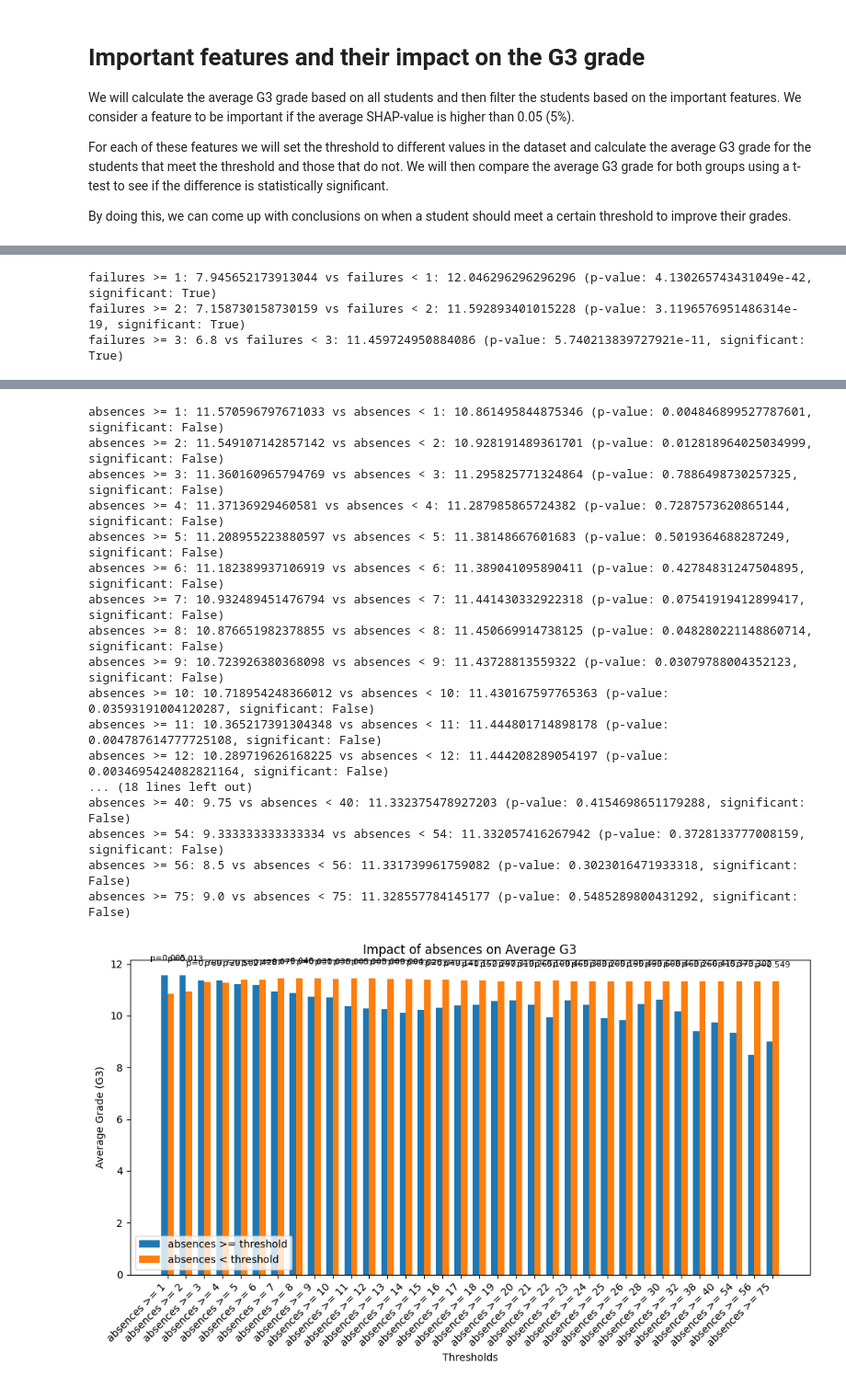
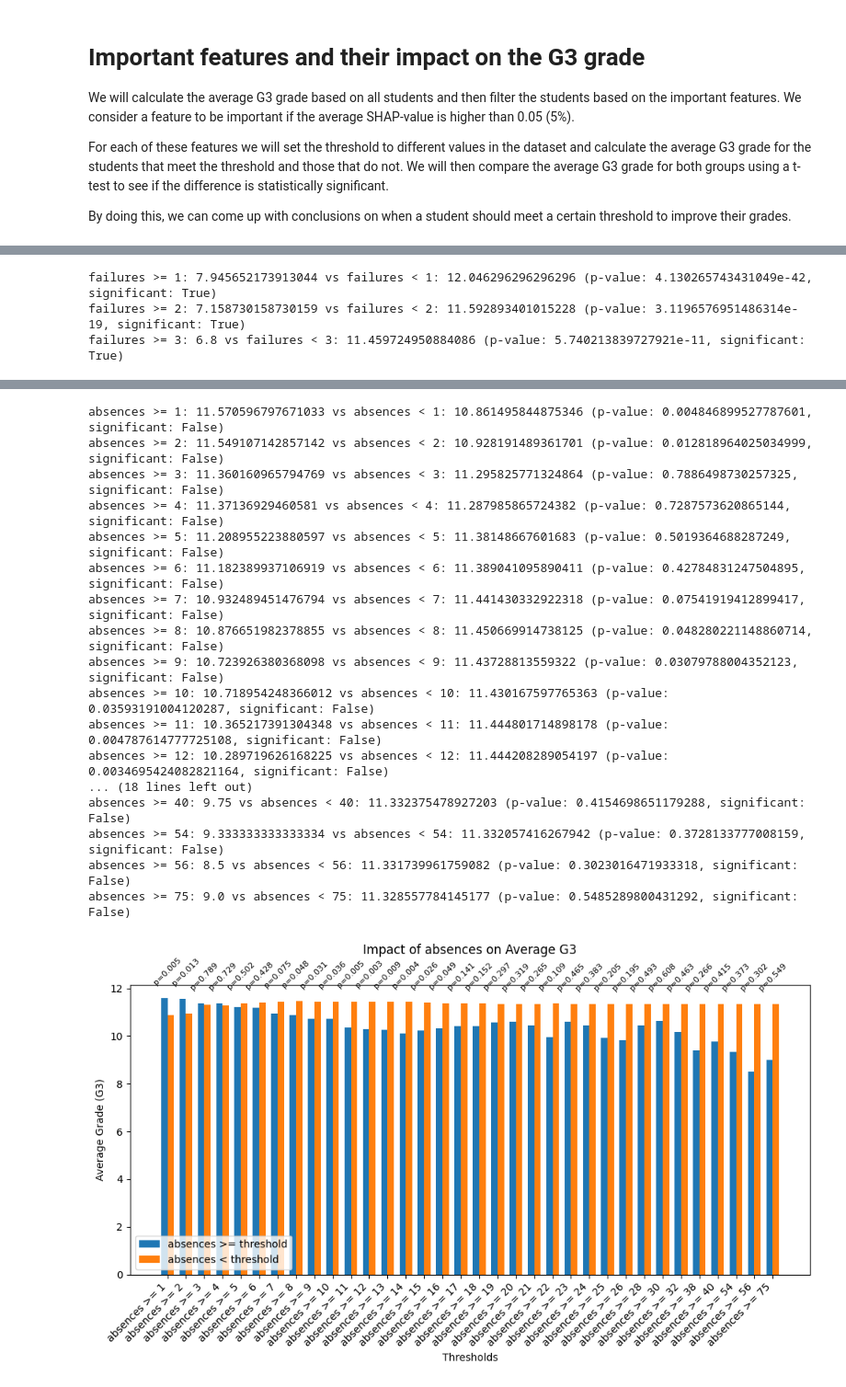
Before and after one commit to FinnAlberts/SHAP-analysis-for-student-advice, a Jupyter notebook: comparison.ipynb, the cells around one changed output, grey strips where cells are left out. Shown at 92% size. Drawn from its saved outputs; the diff is of its cells as text; code cells hidden in the pictures.

Commit message:
Fix plot text overlap

```diff
--- a/comparison.ipynb
+++ b/comparison.ipynb
@@ -137,7 +137,7 @@ for feature in shap_values_avg_above_threshold.keys():
     # Add labels, title, and legend
     ax.set_xlabel("Thresholds")
     ax.set_ylabel("Average Grade (G3)")
-    ax.set_title(f"Impact of {feature} on Average G3")
+    ax.set_title(f"Impact of {feature} on Average G3", pad=30)
     ax.set_xticks(x)
     ax.set_xticklabels([f"{feature} >= {thresh}" for thresh in thresholds], rotation=45, ha="right")
     ax.legend()
@@ -152,6 +152,7 @@ for feature in shap_values_avg_above_threshold.keys():
             ha="center",
             va="bottom",
             fontsize=8,
+            rotation=45
         )
 
     # Show the plot
@@ -200,21 +201,21 @@ failures >= 3: 6.8 vs failures < 3: 11.459724950884086 (p-value: 5.7402138397279
 absences >= 1: 11.570596797671033 vs absences < 1: 10.861495844875346 (p-value: 0.004846899527787601, significant: False)
 absences >= 2: 11.549107142857142 vs absences < 2: 10.928191489361701 (p-value: 0.012818964025034999, significant: False)
 absences >= 3: 11.360160965794769 vs absences < 3: 11.295825771324864 (p-value: 0.7886498730257325, significant: False)
 absences >= 4: 11.37136929460581 vs absences < 4: 11.287985865724382 (p-value: 0.7287573620865144, significant: False)
 absences >= 5: 11.208955223880597 vs absences < 5: 11.38148667601683 (p-value: 0.5019364688287249, significant: False)
 absences >= 6: 11.182389937106919 vs absences < 6: 11.389041095890411 (p-value: 0.42784831247504895, significant: False)
 absences >= 7: 10.932489451476794 vs absences < 7: 11.441430332922318 (p-value: 0.07541919412899417, significant: False)
 absences >= 8: 10.876651982378855 vs absences < 8: 11.450669914738125 (p-value: 0.048280221148860714, significant: False)
 absences >= 9: 10.723926380368098 vs absences < 9: 11.43728813559322 (p-value: 0.03079788004352123, significant: False)
 absences >= 10: 10.718954248366012 vs absences < 10: 11.430167597765363 (p-value: 0.03593191004120287, significant: False)
 absences >= 11: 10.365217391304348 vs absences < 11: 11.444801714898178 (p-value: 0.004787614777725108, significant: False)
 absences >= 12: 10.289719626168225 vs absences < 12: 11.444208289054197 (p-value: 0.0034695424082821164, significant: False)
 ... (18 lines left out)
 absences >= 40: 9.75 vs absences < 40: 11.332375478927203 (p-value: 0.4154698651179288, significant: False)
 absences >= 54: 9.333333333333334 vs absences < 54: 11.332057416267942 (p-value: 0.3728133777008159, significant: False)
 absences >= 56: 8.5 vs absences < 56: 11.331739961759082 (p-value: 0.3023016471933318, significant: False)
 absences >= 75: 9.0 vs absences < 75: 11.328557784145177 (p-value: 0.5485289800431292, significant: False)
-[figure, old version]
+[figure, new version]
 age >= 16: 11.230679156908666 vs age < 16: 11.74742268041237 (p-value: 0.09377506017878794, significant: False)
 age >= 17: 11.02972027972028 vs age < 17: 11.682773109243698 (p-value: 0.006568288730090912, significant: True)
 age >= 18: 10.528813559322034 vs age < 18: 11.638778220451528 (p-value: 2.880160423613298e-05, significant: True)
```
Also changed, not shown: parts of 1 cell of this notebook.
